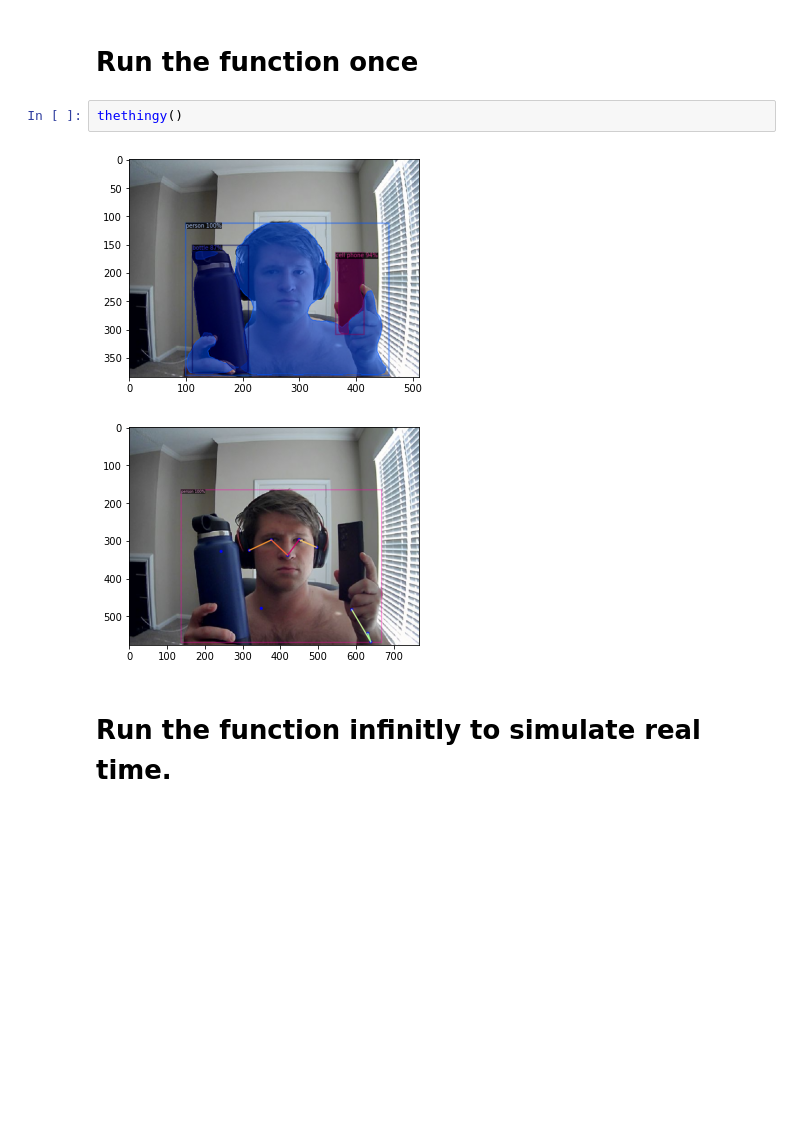
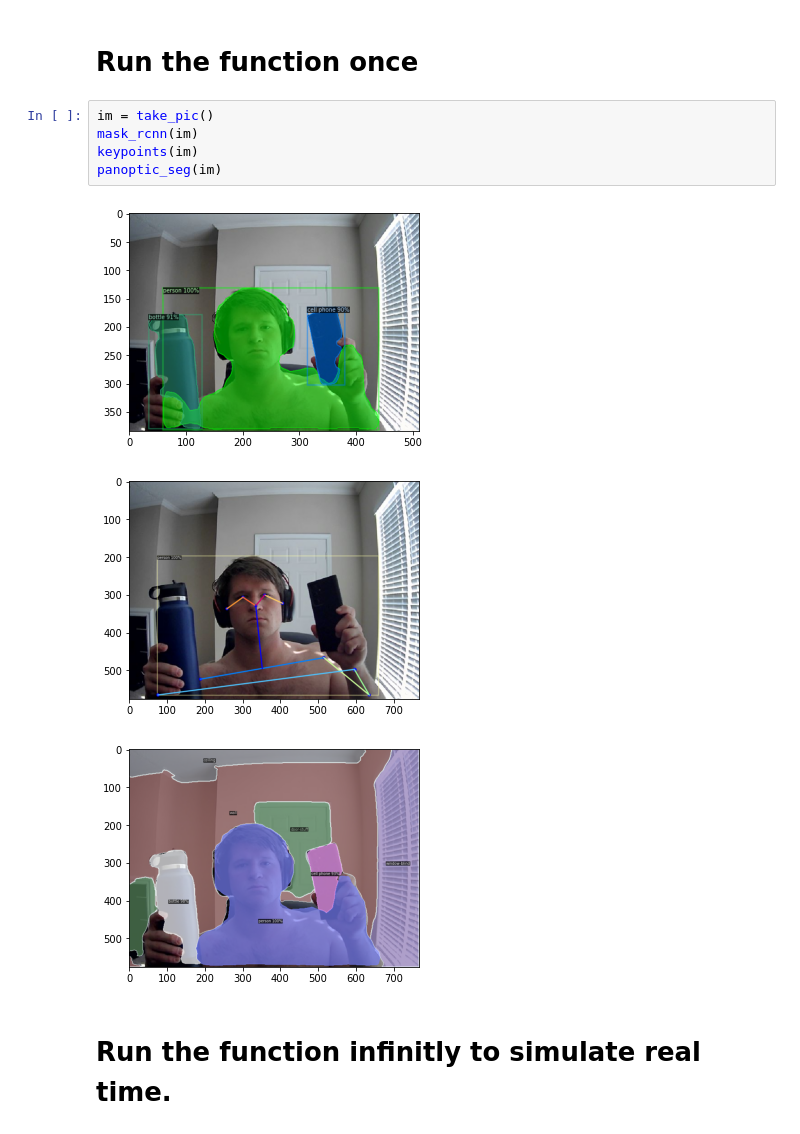
Before and after one commit to johnathanhager/Applied-Ai-Midterm, a Jupyter notebook: appliedai_midterm.ipynb, the cells around one changed output. Drawn from its saved outputs; the diff is of its cells as text; blank space fills up the shorter version.

```diff
--- a/appliedai_midterm.ipynb
+++ b/appliedai_midterm.ipynb
@@ -163,9 +180,13 @@ def thethingy():
 # %% [markdown]
 # Run the function once
-# %%
-thethingy()
-# %% [output]
-[figure, removed]
-[figure, removed]
+# %%
+im = take_pic()
+mask_rcnn(im)
+keypoints(im)
+panoptic_seg(im)
+# %% [output]
+[figure, added]
+[figure, added]
+[figure, added]
 # %% [markdown]
 # Run the function infinitly to simulate real time.
```
Also changed, not shown: parts of 4 cells of this notebook.
